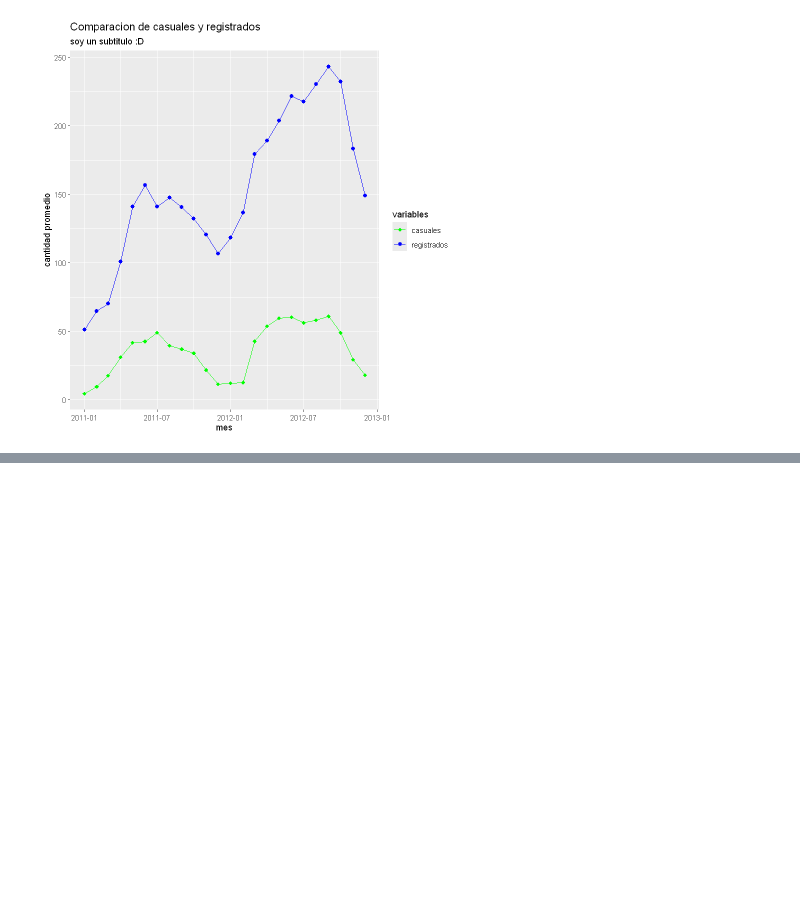
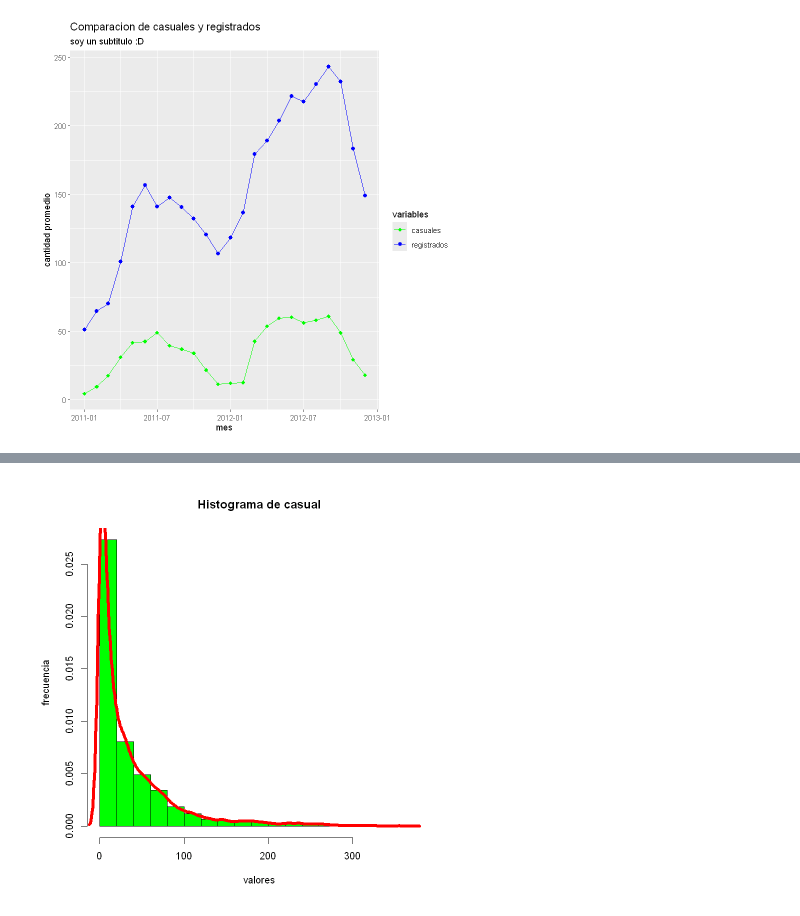
Before and after one commit to josegdotcom/Proyecto-analizis_regresion, a Jupyter notebook: Proyecto.ipynb, the cells around one changed output, grey strips where cells are left out. Saved outputs shown, nothing was run; the diff lists cells and outputs as text; code cells hidden in the pictures; blank space fills up the shorter version.

```diff
--- a/Proyecto.ipynb
+++ b/Proyecto.ipynb
@@ -143,0 +165,4 @@ ggplot(data=df_mensual, aes(x = dteday)) +
+# %%
+imprimir_histograma("casual")
+# %% [output]
+[figure, added]
```
Also changed, not shown: parts of 8 cells of this notebook, 2 other files.
